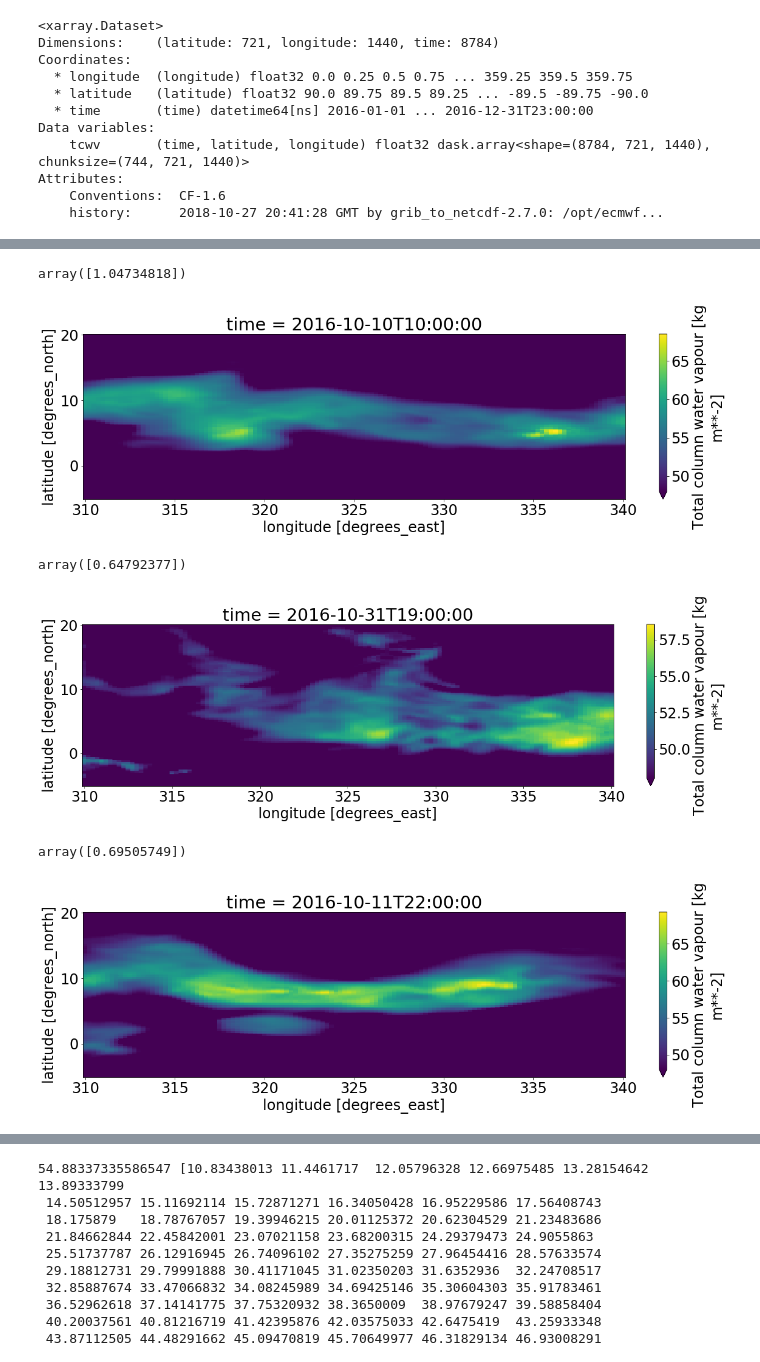
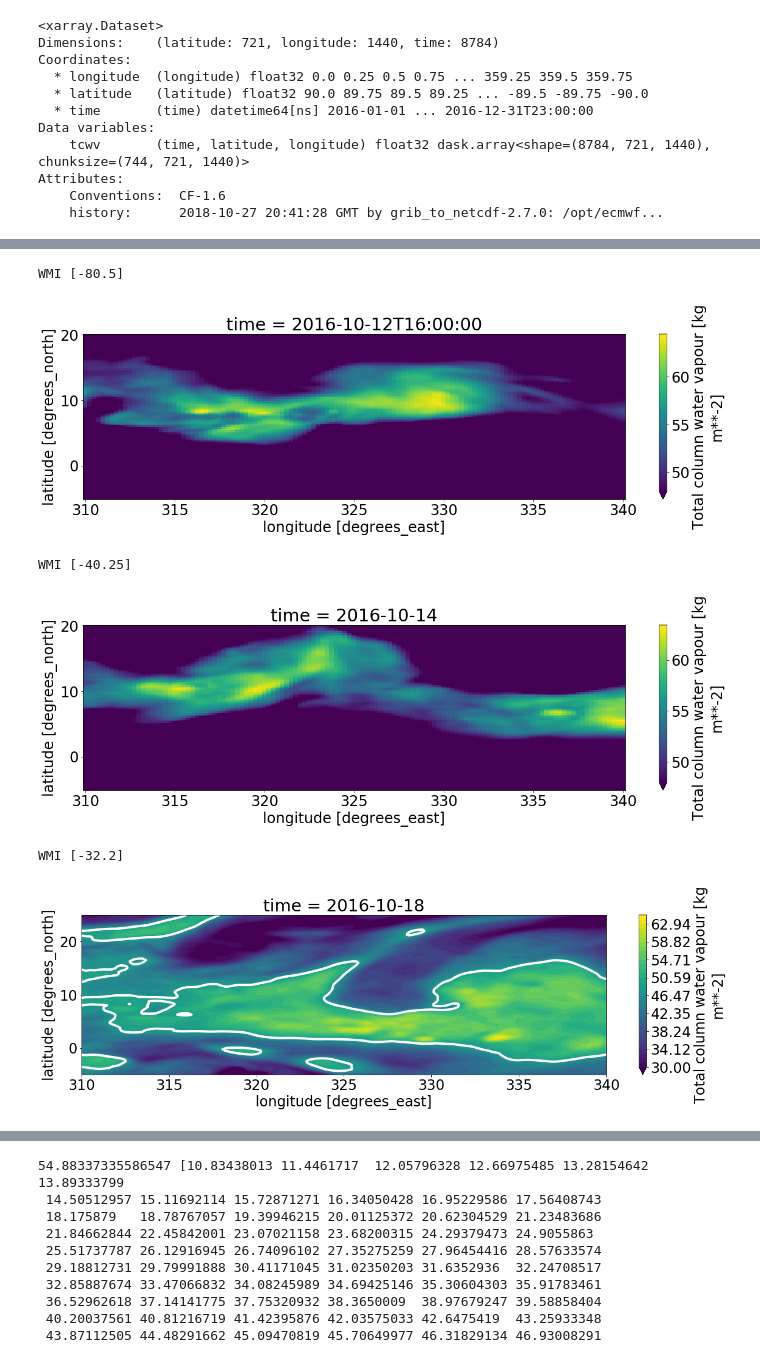
Before and after one commit to tbeucler/2019_WMI, a Jupyter notebook: dev/davidle/002_Analyze_PW.ipynb, the cells around one changed output, grey strips where cells are left out. Cells and saved outputs as stored; diff of their text form; code cells hidden in the pictures.

```diff
--- a/dev/davidle/002_Analyze_PW.ipynb
+++ b/dev/davidle/002_Analyze_PW.ipynb
@@ -42,24 +71,25 @@ plt.rcParams.update({'font.size': 24})
 # %%
 plt.figure(figsize=(20,5))
-PW.tcwv.sel({'time':'2016-10-10T10:00:00', 'latitude':slice(20,-5),'longitude':slice(310,340)}).plot(vmin=48)
+PW.tcwv.sel({'time':'2016-10-12T16:00:00', 'latitude':slice(20,-5),'longitude':slice(310,340)}).plot(vmin=48)
 plt.rcParams.update({'font.size': 24})
-WMI[np.where(PW.time.sel({'time':'2016-10'}).values.astype(int)==datetime.datetime.strptime('2016-10-10 10','%Y-%m-%d %H').timestamp()*1e9)]
+print('WMI', WMI[np.where(PW.time.sel({'time':'2016-10'}).values.astype(int)==datetime.datetime.strptime('2016-10-12 16','%Y-%m-%d %H').timestamp()*1e9)])
 # %% [output]
-array([1.04734818])
+WMI [-80.5]
-[figure, old version]
+[figure, new version]
 # %%
 plt.figure(figsize=(20,5))
-PW.tcwv.sel({'time':'2016-10-31T19:00:00', 'latitude':slice(20,-5),'longitude':slice(310,340)}).plot(vmin=48)
+PW.tcwv.sel({'time':'2016-10-14T00:00:00', 'latitude':slice(20,-5),'longitude':slice(310,340)}).plot(vmin=48)
 plt.rcParams.update({'font.size': 24})
-WMI[np.where(PW.time.sel({'time':'2016-10'}).values.astype(int)==datetime.datetime.strptime('2016-10-31 19','%Y-%m-%d %H').timestamp()*1e9)]
+print('WMI', WMI[np.where(PW.time.sel({'time':'2016-10'}).values.astype(int)==datetime.datetime.strptime('2016-10-14 00','%Y-%m-%d %H').timestamp()*1e9)])
 # %% [output]
-array([0.64792377])
+WMI [-40.25]
-[figure, old version]
+[figure, new version]
 # %%
 plt.figure(figsize=(20,5))
-PW.tcwv.sel({'time':'2016-10-11T22', 'latitude':slice(20,-5),'longitude':slice(310,340)}).plot(vmin=48)
+xr.plot.contourf(PW.tcwv.sel({'time':'2016-10-18T00:00:00', 'latitude':slice(25,-5),'longitude':slice(310,340)}), levels=35, vmin=30, vmax=65)
+xr.plot.contour(PW.tcwv.sel({'time':'2016-10-18T00:00:00', 'latitude':slice(25,-5),'longitude':slice(310,340)}),  vmin=48, levels=1, linewidths=4, colors='w')
 plt.rcParams.update({'font.size': 24})
-WMI[np.where(PW.time.sel({'time':'2016-10'}).values.astype(int)==datetime.datetime.strptime('2016-10-11 22','%Y-%m-%d %H').timestamp()*1e9)]
+print('WMI', WMI[np.where(PW.time.sel({'time':'2016-10'}).values.astype(int)==datetime.datetime.strptime('2016-10-18 00','%Y-%m-%d %H').timestamp()*1e9)])
 # %% [output]
-array([0.69505749])
+WMI [-32.2]
-[figure, old version]
+[figure, new version]
```
Also changed, not shown: parts of 26 cells of this notebook.
